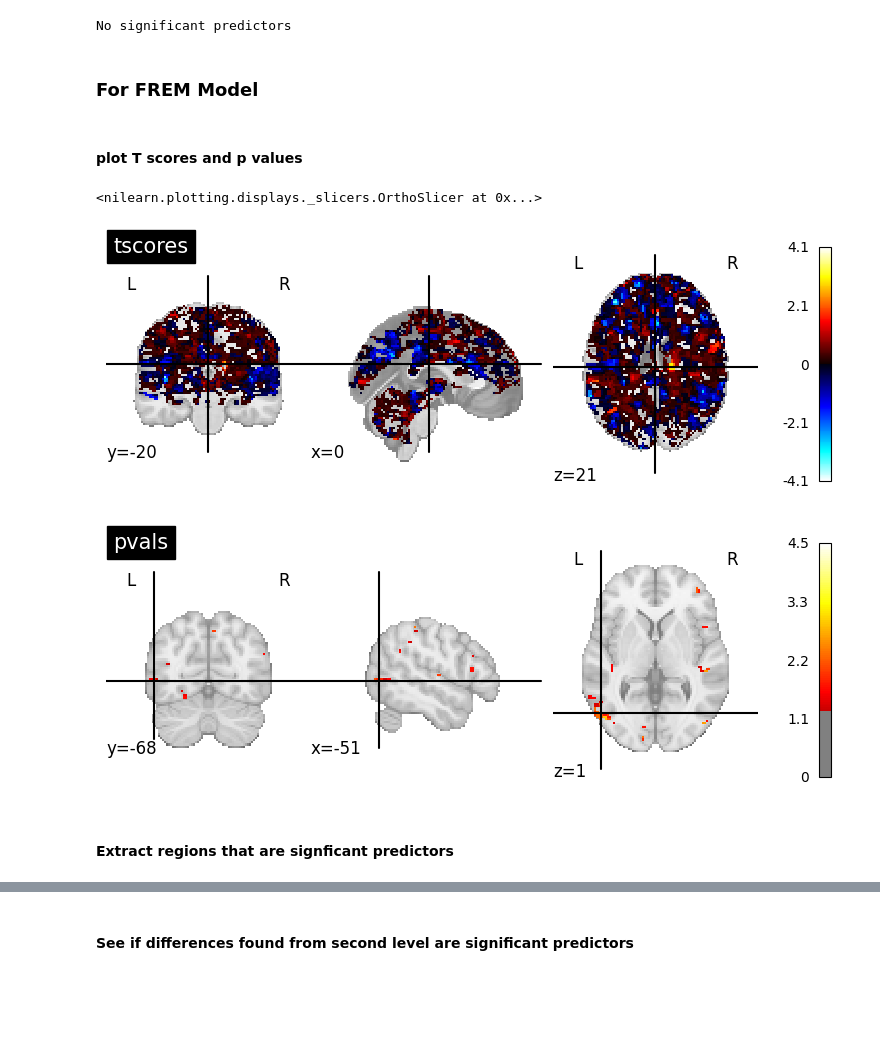
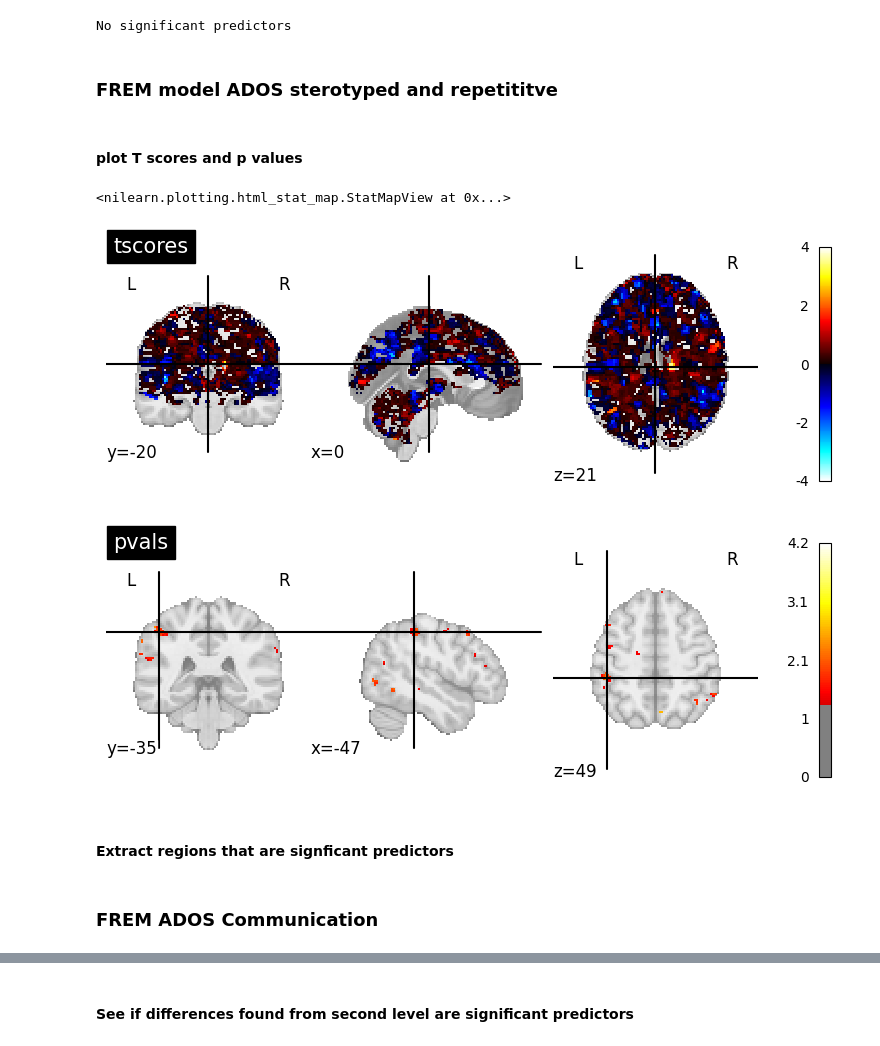
Before and after one commit to WMDA/socio-emotion-cognition, a Jupyter notebook: task_fmri/mvpa/ml.ipynb, the cells around one changed output, grey strips where cells are left out. Saved outputs shown, nothing was run; the diff lists cells and outputs as text; code cells hidden in the pictures; blank space fills up the shorter version.

```diff
--- a/task_fmri/mvpa/ml.ipynb
+++ b/task_fmri/mvpa/ml.ipynb
@@ -29,8 +29,8 @@ ml_models = {
                      [load_pickle(re.sub('\.pickle', '', os.path.join(os.path.join(ml_dir, 'pickle', 'test_train_cv_10', img_dir), pickle)))
                       for pickle in os.listdir(os.path.join(ml_dir, 'pickle', 'test_train_cv_10', img_dir))])),
     'frem_svr': dict(zip([re.sub('.pickle', '', key) for key in os.listdir(os.path.join(ml_dir, 'pickle', 'test_train_cv_10', img_dir))],
-                     [load_pickle(re.sub('\.pickle', '', os.path.join(os.path.join(ml_dir, 'frem'), pickle)))
-                      for pickle in os.listdir(os.path.join(ml_dir, 'frem'))])),
+                     [load_pickle(re.sub('\.pickle', '', os.path.join(os.path.join(ml_dir, 'frem_best_estimator'), pickle)))
+                      for pickle in os.listdir(os.path.join(ml_dir, 'frem_best_estimator'))])),
 
 }
 # %% [markdown]
@@ -159,27 +173,27 @@ if p_value[p_value<0.05].size == 0:
     print('No significant predictors')
 # %% [output]
 No significant predictors
-# %% [markdown]
-### For FREM Model
+# %% [markdown]
+### FREM model ADOS sterotyped and repetititve
 # %%
-t_score_img_frem = img.math_img("img_1/img_2",
+t_score_img_frem_stereo = img.math_img("img_1/img_2",
     img_1=r2_models['frem_svr_ADOS_sterotyped_and_repetititve'].coef_img_['beta'],
     img_2 = r2_models['frem_svr_ADOS_sterotyped_and_repetititve'].std_coef_img_['beta'])
-p_value_img_frem = deepcopy(t_score_img_frem)
-p_value_data = p_value_img_frem.get_fdata()
-p_value_data
-array_pvalues = scipy.stats.t.sf(np.abs(p_value_data), df=1082035-1)*2
-pval_img= img.new_img_like(p_value_img_frem, array_pvalues)
-neg_log_10 = img.math_img("-np.log10(pval)", pval=pval_img)
+p_value_img_frem_stereo = deepcopy(t_score_img_frem_stereo)
+p_value_data_stereo = p_value_img_frem_stereo.get_fdata()
+array_pvalues_stereo = scipy.stats.t.sf(np.abs(p_value_data_stereo), df=1082035-1)*2
+pval_img_stereo = img.new_img_like(p_value_img_frem_stereo, array_pvalues_stereo)
+neg_log_10_stereo = img.math_img("-np.log10(pval)", pval=pval_img_stereo)
 # %% [markdown]
 #### plot T scores and p values
 # %%
-nplot.plot_stat_map(t_score_img_frem, title='tscores')
-nplot.plot_stat_map(neg_log_10, threshold=-np.log10(0.05), title='pvals')
+nplot.plot_stat_map(t_score_img_frem_stereo, title='tscores')
+nplot.plot_stat_map(neg_log_10_stereo, threshold=-np.log10(0.05), title='pvals')
+nplot.view_img(neg_log_10_stereo, threshold=-np.log10(0.05), title='pvals')
 # %% [output]
-<nilearn.plotting.displays._slicers.OrthoSlicer at 0x...>
+<nilearn.plotting.html_stat_map.StatMapView at 0x...>
-[figure, old version]
+[figure, new version]
-[figure, old version]
+[figure, new version]
 # %% [markdown]
 #### Extract regions that are signficant predictors
 # %%
@@ -195,0 +210,2 @@ else:
+# %% [markdown]
+### FREM ADOS Communication
```
Also changed, not shown: parts of 12 cells of this notebook, 8 other files.
